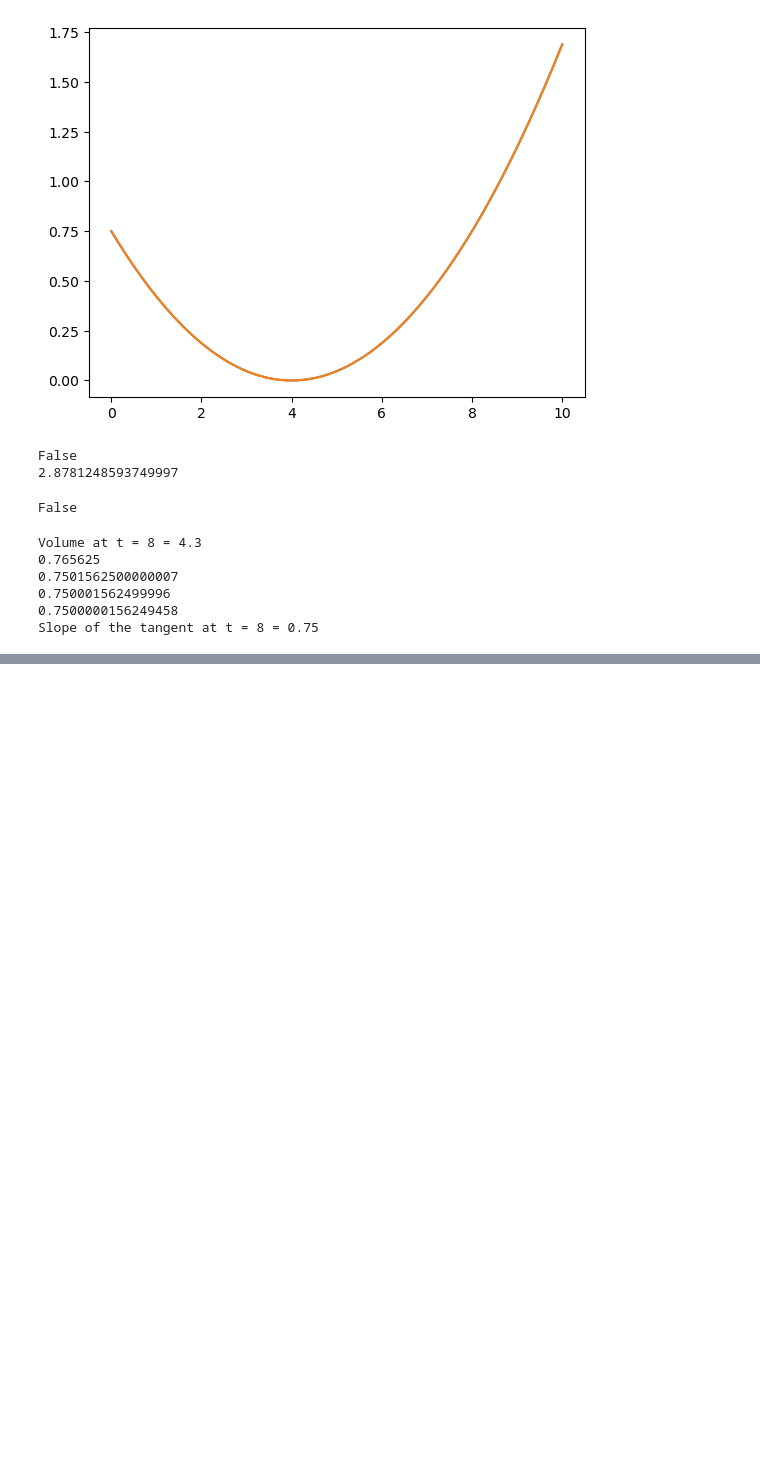
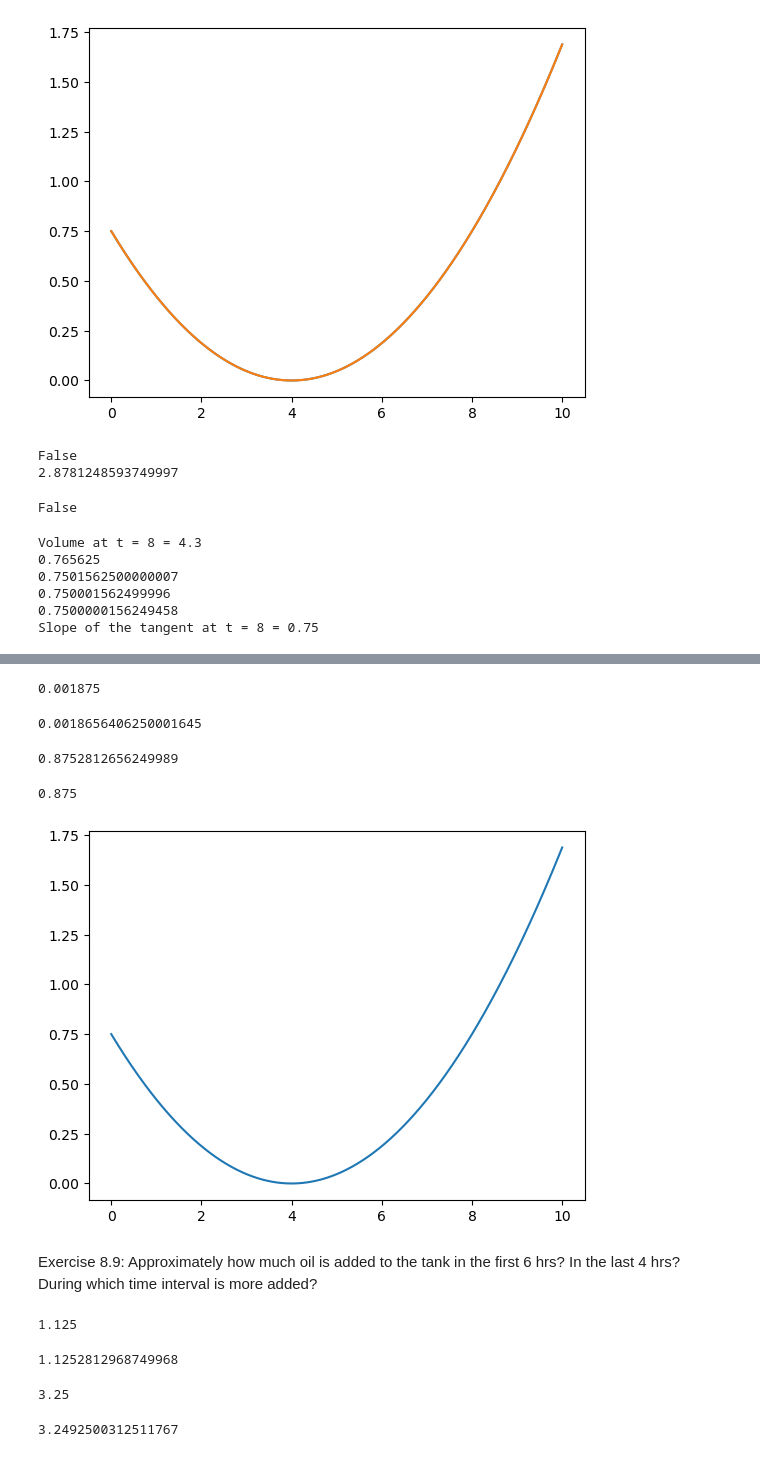
Before and after one commit to Brailor/Math-for-Programmers, a Jupyter notebook: Chapter_08/own.ipynb, the cells around one changed output, grey strips where cells are left out. Drawn from its saved outputs; the diff is of its cells as text; code cells hidden in the pictures; blank space fills up the shorter version.

```diff
--- a/Chapter_08/own.ipynb
+++ b/Chapter_08/own.ipynb
@@ -168,0 +174,3 @@ def sign(x):
+# %%
+def small_volume_change_curry(q, dt):
+    return lambda t: q(t) * dt
@@ -168,0 +188,8 @@ def sign(x):
+# %%
+small_volume_change(flow_rate, 2, 0.01)
+# %% [output]
+0.001875
+# %%
+volume(2.01) - volume(2)
+# %% [output]
+0.0018656406250001645
@@ -168,0 +200,27 @@ def sign(x):
+# %%
+volume_change(flow_rate, 0, 2, 0.001)
+# %% [output]
+0.8752812656249989
+# %%
+volume(2) - volume(0)
+# %% [output]
+0.875
+# %%
+volume_change_fn = small_volume_change_curry(flow_rate, 1)
+plot_function(volume_change_fn, 0, 10)
+# %% [output]
+[figure, added]
+# %% [markdown]
+Exercise 8.9: Approximately how much oil is added to the tank in the first 6 hrs? In the last 4 hrs? During which time interval is more added?
+# %%
+print(volume(6) - volume(0))
+volume_change(flow_rate, 0,6,0.001)
+# %% [output]
+1.125
+1.1252812968749968
+# %%
+print(volume(10) - volume(6))
+volume_change(flow_rate, 6, 10, 0.001)
+# %% [output]
+3.25
+3.2492500312511767
```
Also changed, not shown: parts of 6 cells of this notebook.
